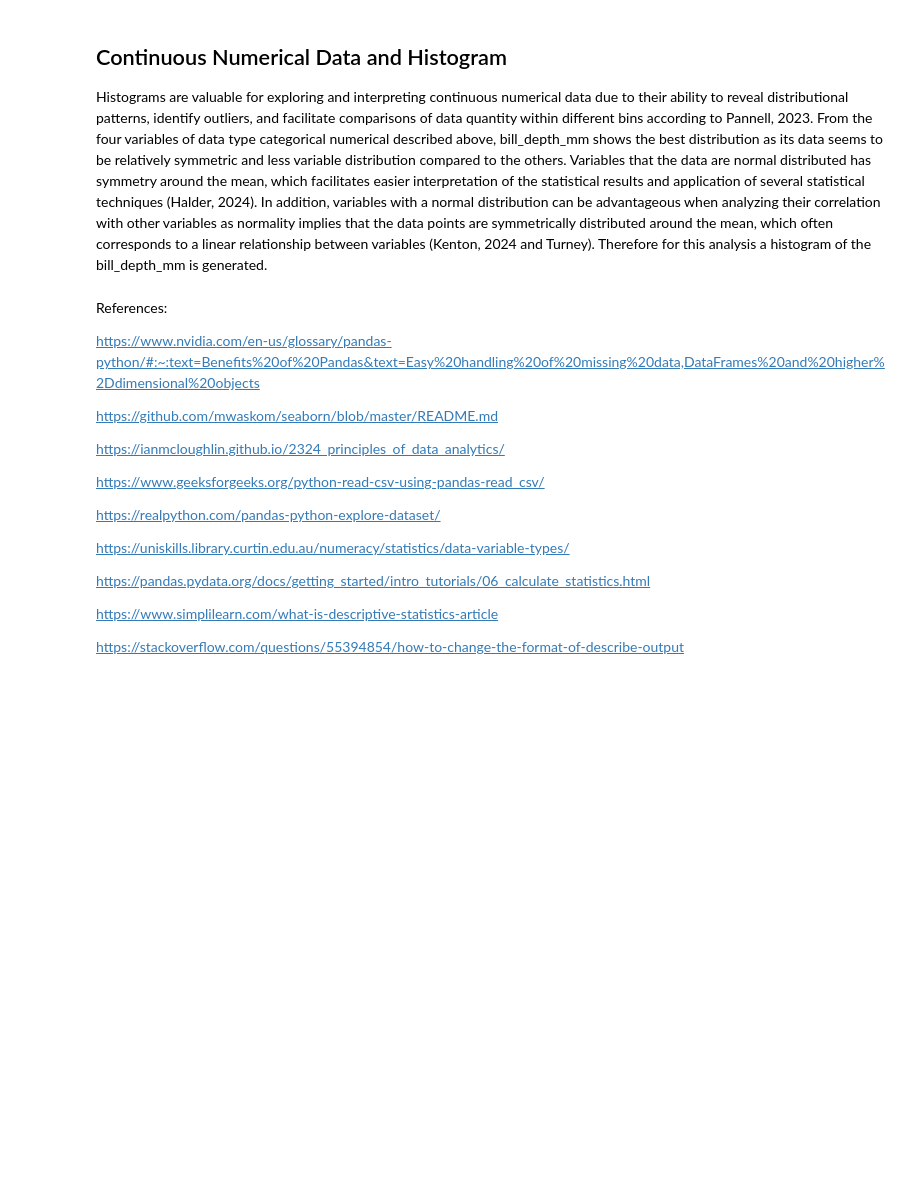
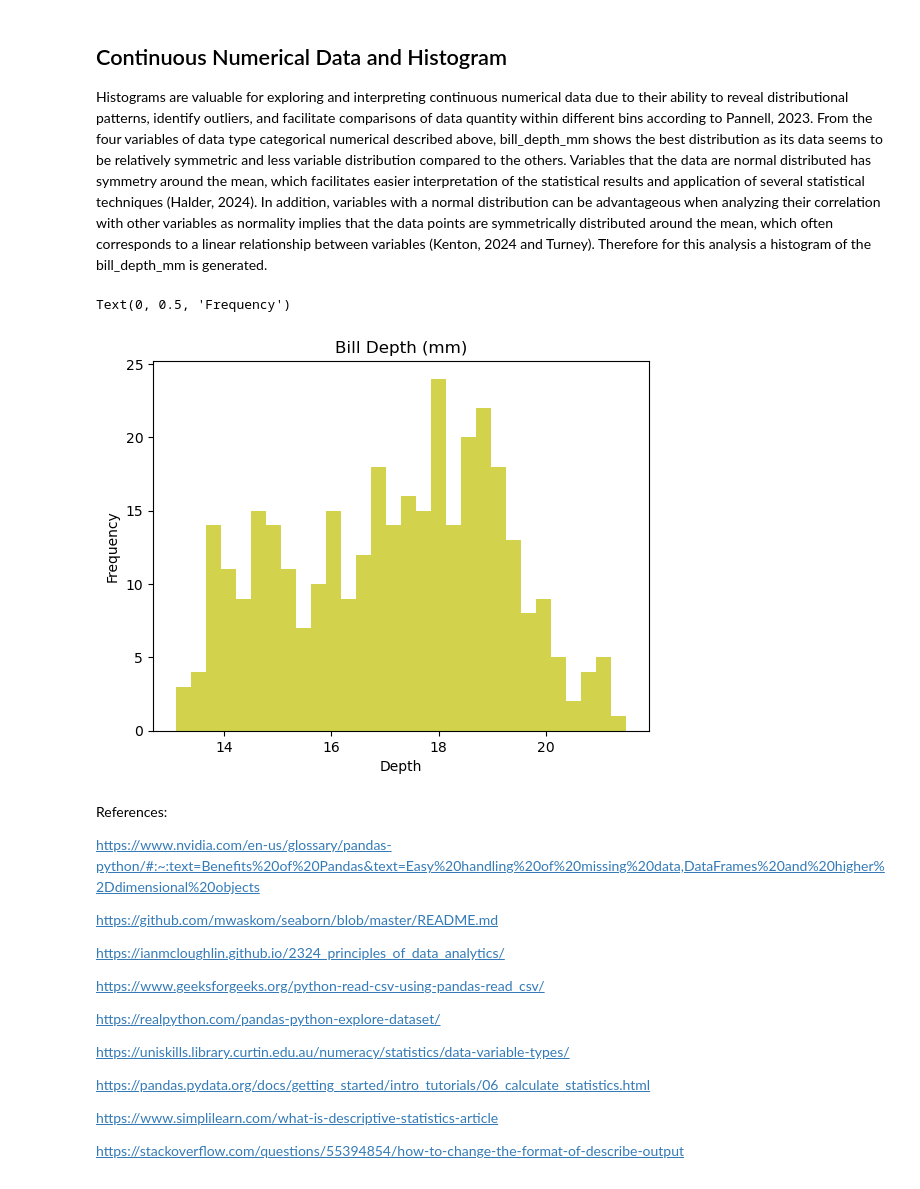
Before and after one commit to filipekojak88/myprojectPDA, a Jupyter notebook: penguins.ipynb, the cells around one changed output. Cells and saved outputs as stored; diff of their text form; code cells hidden in the pictures; blank space fills up the shorter version.

Commit message:
Plotting the histrogram

```diff
--- a/penguins.ipynb
+++ b/penguins.ipynb
@@ -152,3 +150,13 @@ From the four variables of data type categorical numerical described above, bill
+# %%
+# plot the histogram
+data = df['bill_depth_mm'].dropna()
+plt.hist(data, bins=30, color='y', alpha=0.7)
+plt.title("Bill Depth (mm)")
+plt.xlabel("Depth")
+plt.ylabel("Frequency")
+# %% [output]
+Text(0, 0.5, 'Frequency')
+[figure, added]
 # %% [markdown]
 References:
 
```
Also changed, not shown: parts of 1 cell of this notebook.
